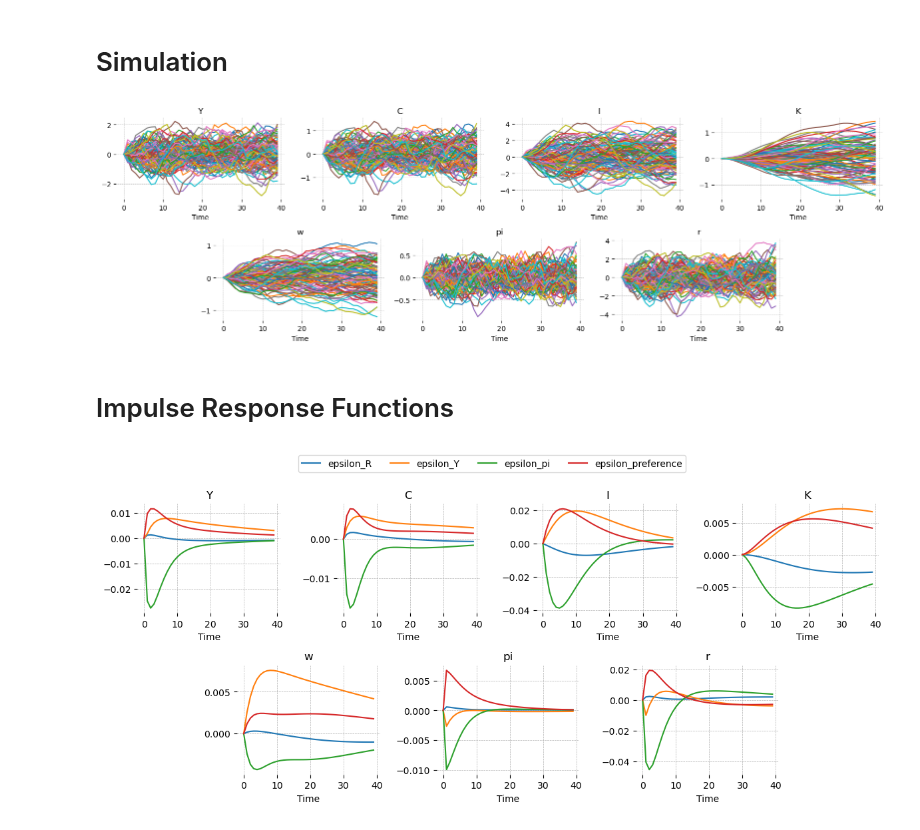
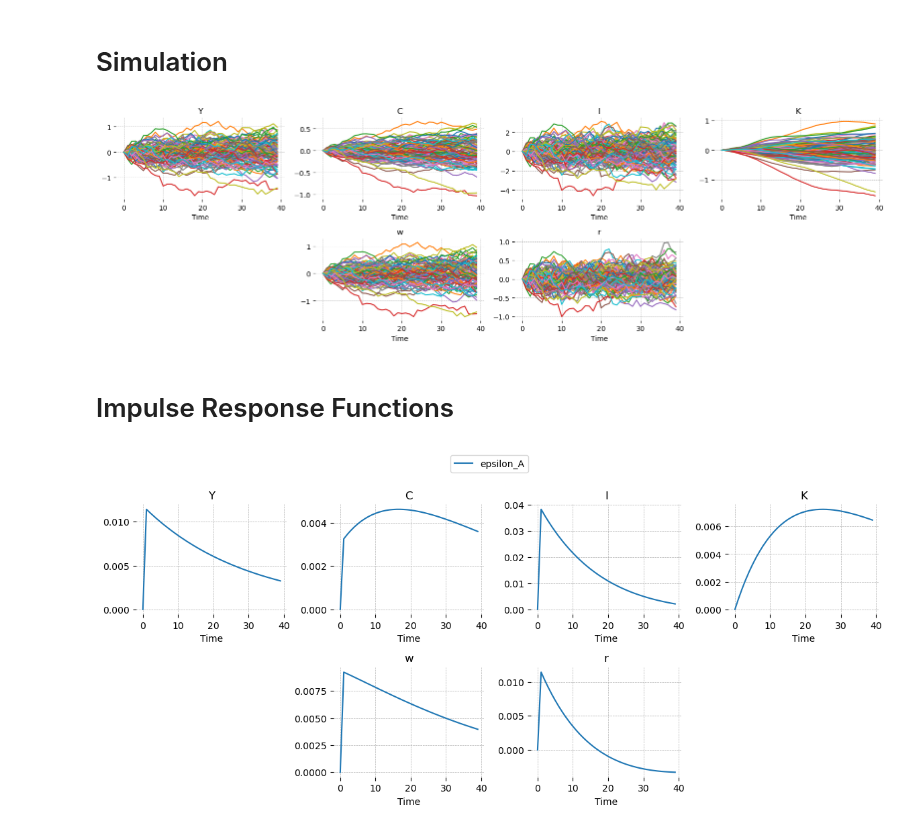
Before and after one commit to jessegrabowski/gEconpy, a Jupyter notebook: Example Notebook.ipynb, the cells around one changed output. Saved outputs shown, nothing was run; the diff lists cells and outputs as text; code cells hidden in the pictures.

```diff
--- a/Example Notebook.ipynb
+++ b/Example Notebook.ipynb
@@ -10,5 +14,5 @@ import numpy as np
 # %%
-file_path = 'tests/Test GCNs/Full_New_Keyensian.gcn'
+file_path = 'GCN Files/RBC_basic.gcn'
 model = gEconModel(file_path, verbose=True)
 # %% [output]
 Model Building Complete.
@@ -86,18 +106,18 @@ Norm of stochastic part:    0.000000000
 # %% [markdown]
 # Simulation
 # %%
-simulation = model.simulate(shock_cov_matrix=np.eye(4) * 0.01, n_simulations=100)
+simulation = model.simulate(shock_cov_matrix=np.eye(1) * 0.01, n_simulations=100)
 # %%
-gp.plot_simulation(simulation, vars_to_plot=['Y', 'C', 'I', 'K', 'w', 'pi', 'r'],
+gp.plot_simulation(simulation, vars_to_plot=['Y', 'C', 'I', 'K', 'w', 'r'],
                    n_cols=4, figsize=(16, 5));
 # %% [output]
-[figure, old version]
+[figure, new version]
 # %% [markdown]
 # Impulse Response Functions
 # %%
 irf = model.impulse_response_function(shock_size=0.01, simulation_length=40)
 # %%
-gp.plot_irf(irf, vars_to_plot=['Y', 'C', 'I', 'K', 'w', 'pi', 'r'],
+gp.plot_irf(irf, vars_to_plot=['Y', 'C', 'I', 'K', 'w', 'r'],
             n_cols=4, figsize=(12, 5), legend=True);
 # %% [output]
-[figure, old version]
+[figure, new version]
```
Also changed, not shown: parts of 20 cells of this notebook, 12 other files.
